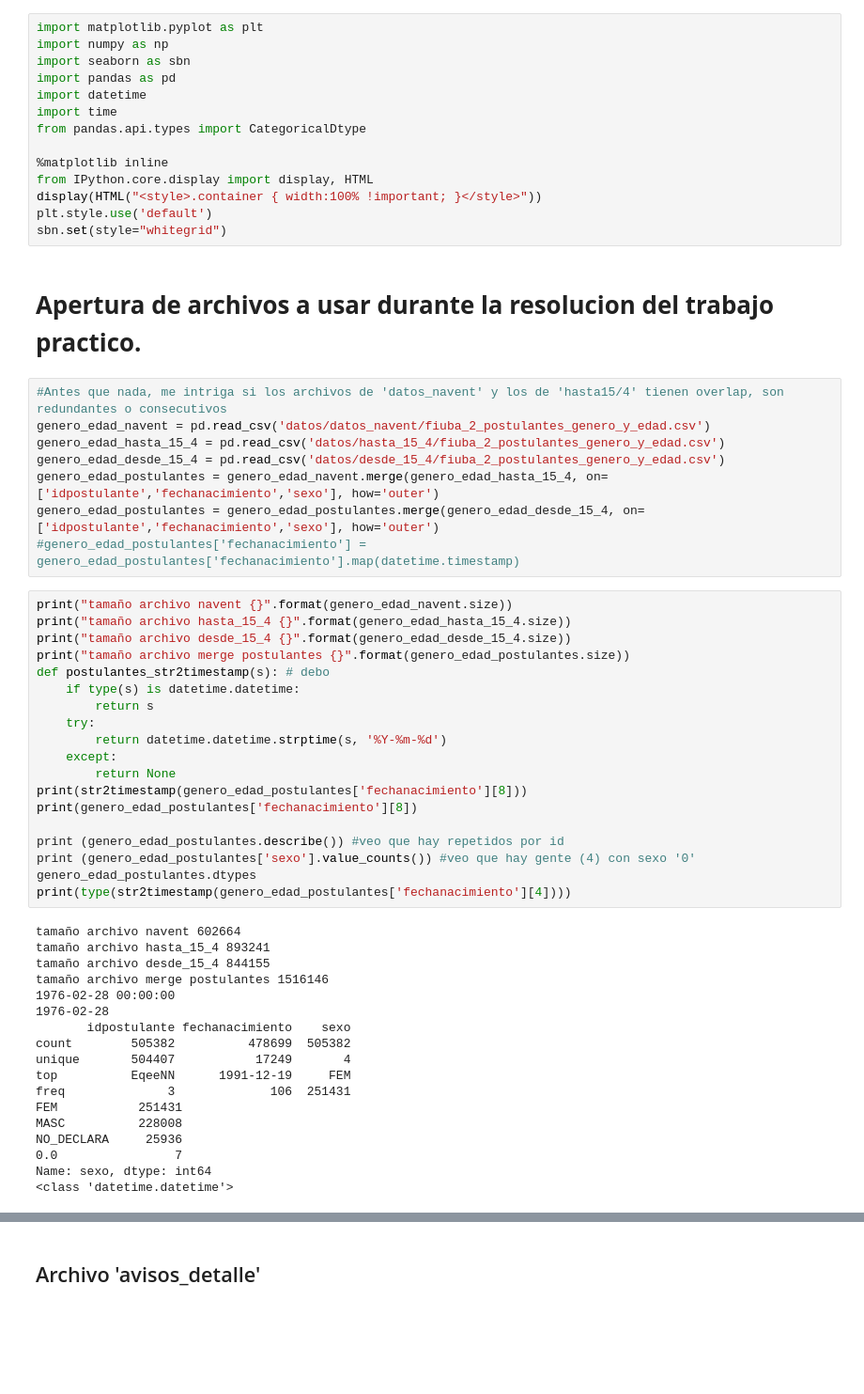
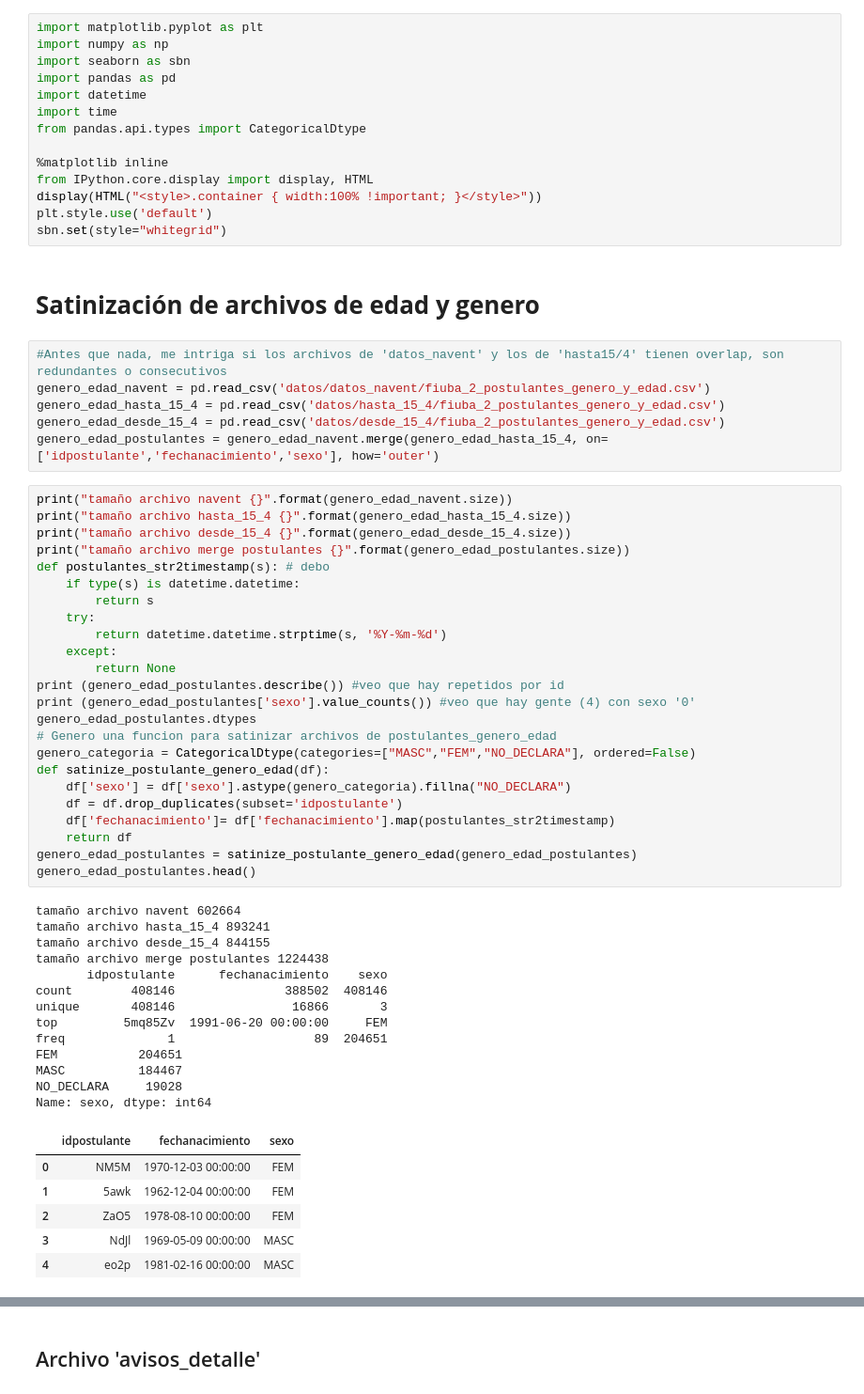
Before and after one commit to juanpcapurro/tp_datos, a Jupyter notebook: Exploracion.ipynb, the cells around one changed output, grey strips where cells are left out. Shown at 94% size. Drawn from its saved outputs; the diff is of its cells as text; blank space fills up the shorter version.

```diff
--- a/Exploracion.ipynb
+++ b/Exploracion.ipynb
@@ -12,50 +12,55 @@ from IPython.core.display import display, HTML
 display(HTML("<style>.container { width:100% !important; }</style>"))
 plt.style.use('default')
 sbn.set(style="whitegrid")
-# %% [markdown]
-# **Apertura de archivos a usar durante la resolucion del trabajo practico.**
+# %% [markdown]
+# **Satinización de archivos de edad y genero**
 # %%
 #Antes que nada, me intriga si los archivos de 'datos_navent' y los de 'hasta15/4' tienen overlap, son redundantes o consecutivos
 genero_edad_navent = pd.read_csv('datos/datos_navent/fiuba_2_postulantes_genero_y_edad.csv')
 genero_edad_hasta_15_4 = pd.read_csv('datos/hasta_15_4/fiuba_2_postulantes_genero_y_edad.csv')
 genero_edad_desde_15_4 = pd.read_csv('datos/desde_15_4/fiuba_2_postulantes_genero_y_edad.csv')
 genero_edad_postulantes = genero_edad_navent.merge(genero_edad_hasta_15_4, on=['idpostulante','fechanacimiento','sexo'], how='outer')
-genero_edad_postulantes = genero_edad_postulantes.merge(genero_edad_desde_15_4, on=['idpostulante','fechanacimiento','sexo'], how='outer')
-#genero_edad_postulantes['fechanacimiento'] = genero_edad_postulantes['fechanacimiento'].map(datetime.timestamp)
 # %%
 print("tamaño archivo navent {}".format(genero_edad_navent.size))
 print("tamaño archivo hasta_15_4 {}".format(genero_edad_hasta_15_4.size))
 print("tamaño archivo desde_15_4 {}".format(genero_edad_desde_15_4.size))
 print("tamaño archivo merge postulantes {}".format(genero_edad_postulantes.size))
 def postulantes_str2timestamp(s): # debo
     if type(s) is datetime.datetime:
         return s
     try:
         return datetime.datetime.strptime(s, '%Y-%m-%d')
     except:
         return None
-print(str2timestamp(genero_edad_postulantes['fechanacimiento'][8]))
-print(genero_edad_postulantes['fechanacimiento'][8])
-
 print (genero_edad_postulantes.describe()) #veo que hay repetidos por id
 print (genero_edad_postulantes['sexo'].value_counts()) #veo que hay gente (4) con sexo '0'
 genero_edad_postulantes.dtypes
-print(type(str2timestamp(genero_edad_postulantes['fechanacimiento'][4])))
+# Genero una funcion para satinizar archivos de postulantes_genero_edad
+genero_categoria = CategoricalDtype(categories=["MASC","FEM","NO_DECLARA"], ordered=False)
+def satinize_postulante_genero_edad(df):
+    df['sexo'] = df['sexo'].astype(genero_categoria).fillna("NO_DECLARA")
+    df = df.drop_duplicates(subset='idpostulante')
+    df['fechanacimiento']= df['fechanacimiento'].map(postulantes_str2timestamp)
+    return df
+genero_edad_postulantes = satinize_postulante_genero_edad(genero_edad_postulantes)
+genero_edad_postulantes.head()
 # %% [output]
 tamaño archivo navent 602664
 tamaño archivo hasta_15_4 893241
 tamaño archivo desde_15_4 844155
-tamaño archivo merge postulantes 1516146
-1976-02-28 00:00:00
-1976-02-28
-       idpostulante fechanacimiento    sexo
-count        505382          478699  505382
-unique       504407           17249       4
-top          EqeeNN      1991-12-19     FEM
-freq              3             106  251431
-FEM           251431
-MASC          228008
-NO_DECLARA     25936
-0.0                7
+tamaño archivo merge postulantes 1224438
+       idpostulante      fechanacimiento    sexo
+count        408146               388502  408146
+unique       408146                16866       3
+top         5mq85Zv  1991-06-20 00:00:00     FEM
+freq              1                   89  204651
+FEM           204651
+MASC          184467
+NO_DECLARA     19028
 Name: sexo, dtype: int64
-<class 'datetime.datetime'>
+|  | idpostulante | fechanacimiento | sexo |
+| 0 | NM5M | 1970-12-03 00:00:00 | FEM |
+| 1 | 5awk | 1962-12-04 00:00:00 | FEM |
+| 2 | ZaO5 | 1978-08-10 00:00:00 | FEM |
+| 3 | NdJl | 1969-05-09 00:00:00 | MASC |
+| 4 | eo2p | 1981-02-16 00:00:00 | MASC |
```
Also changed, not shown: parts of 43 cells of this notebook.
